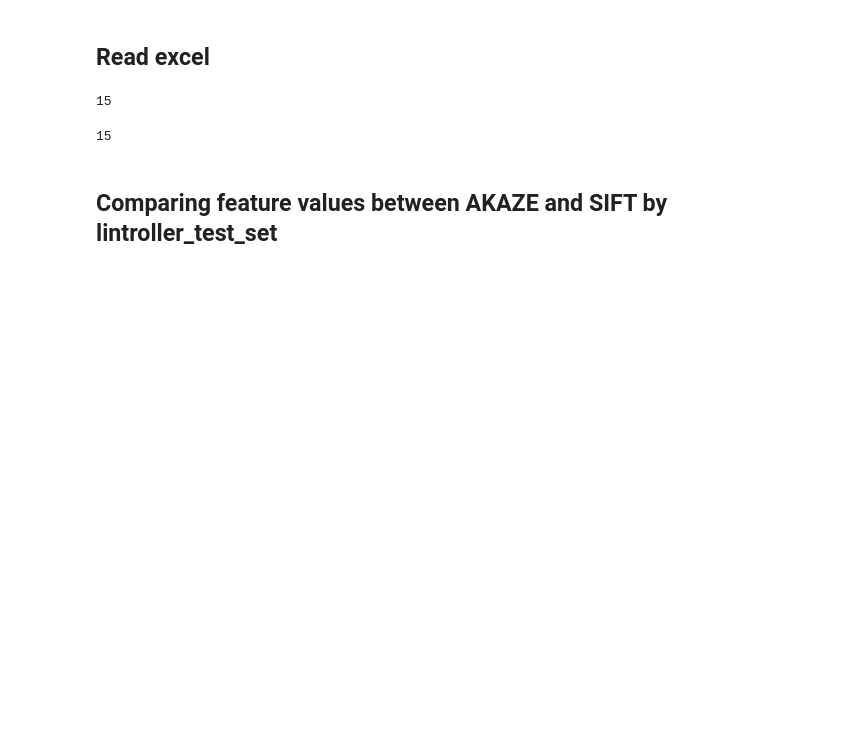
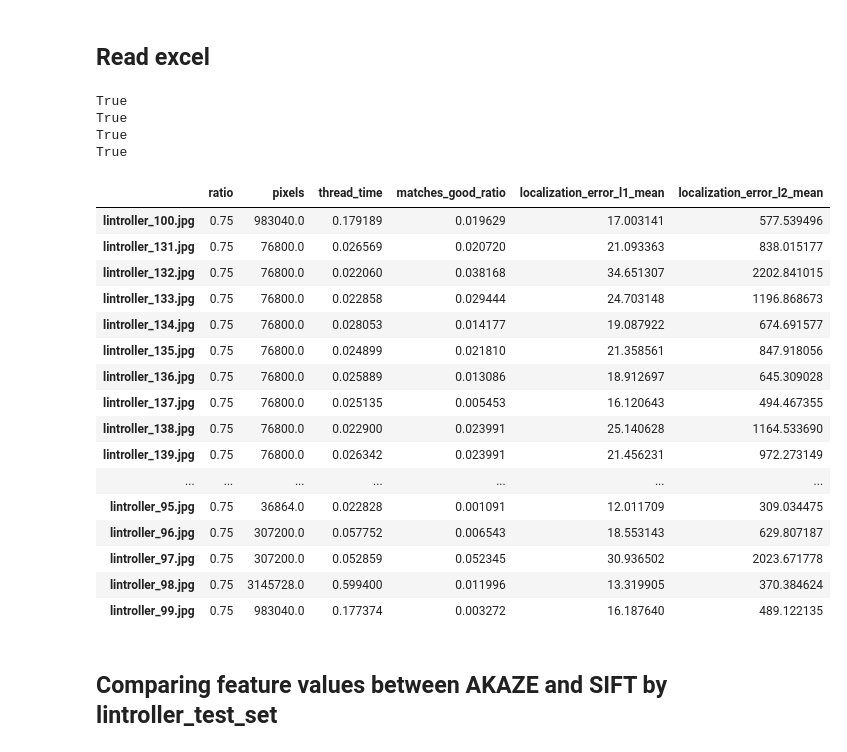
Before and after one commit to bateikoEd/object_recognition, a Jupyter notebook: Lab2/train_descriptors.ipynb, the cells around one changed output. Drawn from its saved outputs; the diff is of its cells as text; code cells hidden in the pictures; blank space fills up the shorter version.

```diff
--- a/Lab2/train_descriptors.ipynb
+++ b/Lab2/train_descriptors.ipynb
@@ -605,11 +524,33 @@ sandglass_bool = pd.read_excel(sandglass_excel_test)
-# %%
-len(sandglass_metrices_akaze)
-# %% [output]
-15
-# %%
-len(sandglass_bool)
-# %% [output]
-15
+# %%
+print(len(lintroller_metrices_sift) == len(lintroller_bool))
+print(len(lintroller_metrices_akaze) == len(lintroller_bool))
+print(len(sandglass_metrices_sift) == len(sandglass_bool))
+print(len(sandglass_metrices_akaze) == len(sandglass_bool))
+# %% [output]
+True
+True
+True
+True
+# %%
+lintroller_metrices_sift
+# %% [output]
+|  | ratio | pixels | thread_time | matches_good_ratio | localization_error_l1_mean | localization_error_l2_mean |
+| lintroller_100.jpg | 0.75 | 983040.0 | 0.179189 | 0.019629 | 17.003141 | 577.539496 |
+| lintroller_131.jpg | 0.75 | 76800.0 | 0.026569 | 0.020720 | 21.093363 | 838.015177 |
+| lintroller_132.jpg | 0.75 | 76800.0 | 0.022060 | 0.038168 | 34.651307 | 2202.841015 |
+| lintroller_133.jpg | 0.75 | 76800.0 | 0.022858 | 0.029444 | 24.703148 | 1196.868673 |
+| lintroller_134.jpg | 0.75 | 76800.0 | 0.028053 | 0.014177 | 19.087922 | 674.691577 |
+| lintroller_135.jpg | 0.75 | 76800.0 | 0.024899 | 0.021810 | 21.358561 | 847.918056 |
+| lintroller_136.jpg | 0.75 | 76800.0 | 0.025889 | 0.013086 | 18.912697 | 645.309028 |
+| lintroller_137.jpg | 0.75 | 76800.0 | 0.025135 | 0.005453 | 16.120643 | 494.467355 |
+| lintroller_138.jpg | 0.75 | 76800.0 | 0.022900 | 0.023991 | 25.140628 | 1164.533690 |
+| lintroller_139.jpg | 0.75 | 76800.0 | 0.026342 | 0.023991 | 21.456231 | 972.273149 |
+| ... | ... | ... | ... | ... | ... | ... |
+| lintroller_95.jpg | 0.75 | 36864.0 | 0.022828 | 0.001091 | 12.011709 | 309.034475 |
+| lintroller_96.jpg | 0.75 | 307200.0 | 0.057752 | 0.006543 | 18.553143 | 629.807187 |
+| lintroller_97.jpg | 0.75 | 307200.0 | 0.052859 | 0.052345 | 30.936502 | 2023.671778 |
+| lintroller_98.jpg | 0.75 | 3145728.0 | 0.599400 | 0.011996 | 13.319905 | 370.384624 |
+| lintroller_99.jpg | 0.75 | 983040.0 | 0.177374 | 0.003272 | 16.187640 | 489.122135 |
 # %%
 lintroller_metrices_sift['bool'] = list(lintroller_bool['bool'])
 sandglass_metrices_sift['bool'] = list(sandglass_bool['bool'])
```
Also changed, not shown: parts of 9 cells of this notebook, 10 other files.
